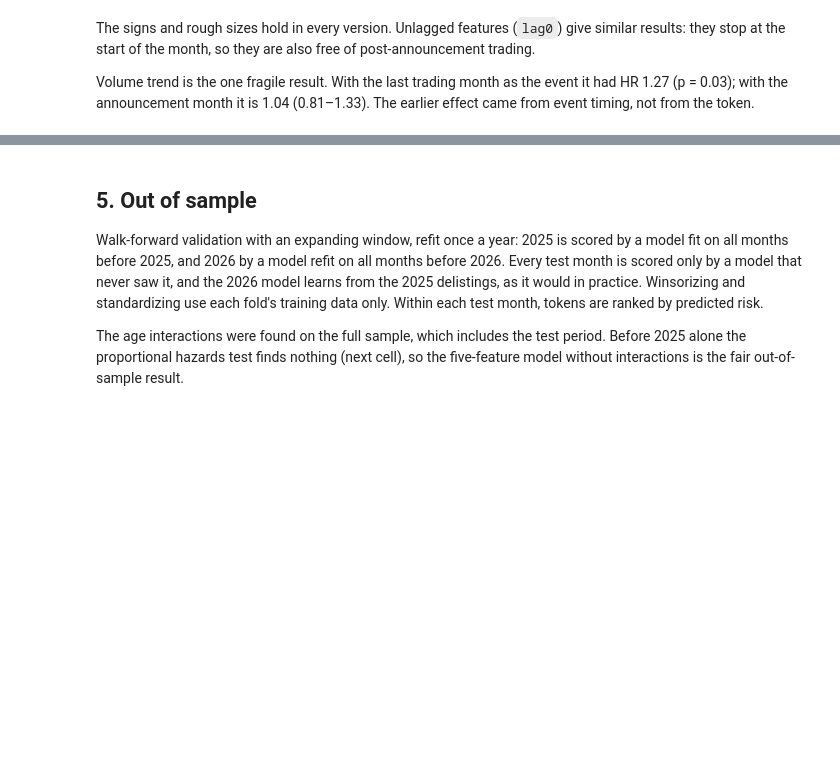
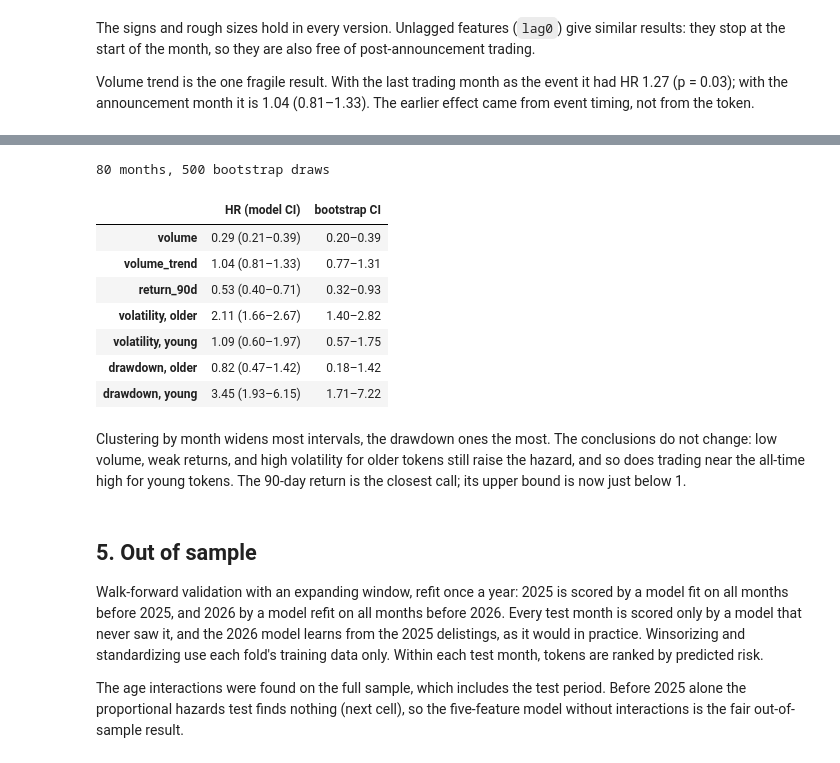
Before and after one commit to yuyanranq-commits/Crypto-Factor-Research, a Jupyter notebook: delisting/survival_analysis.ipynb, the cells around one changed output, grey strips where cells are left out. Cells and saved outputs as stored; diff of their text form; code cells hidden in the pictures; blank space fills up the shorter version.

```diff
--- a/delisting/survival_analysis.ipynb
+++ b/delisting/survival_analysis.ipynb
@@ -286,3 +293,49 @@ announcement month it is 1.04 (0.81–1.33). The earlier effect came from event
+# %%
+rng = np.random.default_rng(0)
+d2 = add_young(prep(panel))
+d2['month'] = d2['month_start'].dt.strftime('%Y-%m')
+by_month = dict(list(d2.groupby('month')))
+months = list(by_month)
+
+draws = []
+for _ in range(500):
+    parts = []
+    for j, m in enumerate(rng.choice(months, len(months))):
+        part = by_month[m].copy()
+        part['asset_id'] = part['asset_id'] + f'_{j}'  # a month drawn twice gives separate copies
+        parts.append(part)
+    draws.append(fit(pd.concat(parts), XY).params_)
+draws = pd.DataFrame(draws)
+
+TERMS = {
+    'volume': ['volume'], 'volume_trend': ['volume_trend'], 'return_90d': ['return_90d'],
+    'volatility, older': ['volatility'], 'volatility, young': ['volatility', 'volatility_x_young'],
+    'drawdown, older': ['drawdown'], 'drawdown, young': ['drawdown', 'drawdown_x_young'],
+}
+main = fit(d2, XY)
+rows = {}
+for name, terms in TERMS.items():
+    b = draws[terms].sum(axis=1)
+    lo, hi = np.exp(b.quantile([0.025, 0.975]))
+    rows[name] = {'HR (model CI)': hr(main, terms), 'bootstrap CI': f'{lo:.2f}–{hi:.2f}'}
+boot = pd.DataFrame(rows).T
+boot.to_csv('results_bootstrap.csv')
+print(f'{d2.month.nunique()} months, {len(draws)} bootstrap draws')
+boot
+# %% [output]
+80 months, 500 bootstrap draws
+|  | HR (model CI) | bootstrap CI |
+| volume | 0.29 (0.21–0.39) | 0.20–0.39 |
+| volume_trend | 1.04 (0.81–1.33) | 0.77–1.31 |
+| return_90d | 0.53 (0.40–0.71) | 0.32–0.93 |
+| volatility, older | 2.11 (1.66–2.67) | 1.40–2.82 |
+| volatility, young | 1.09 (0.60–1.97) | 0.57–1.75 |
+| drawdown, older | 0.82 (0.47–1.42) | 0.18–1.42 |
+| drawdown, young | 3.45 (1.93–6.15) | 1.71–7.22 |
+# %% [markdown]
+Clustering by month widens most intervals, the drawdown ones the most. The conclusions do not change: low volume,
+weak returns, and high volatility for older tokens still raise the hazard, and so does trading near the all-time high for
+young tokens. The 90-day return is the closest call; its upper bound is now just below 1.
 # %% [markdown]
 ## 5. Out of sample
 
```
Also changed, not shown: parts of 2 cells of this notebook, 2 other files.
